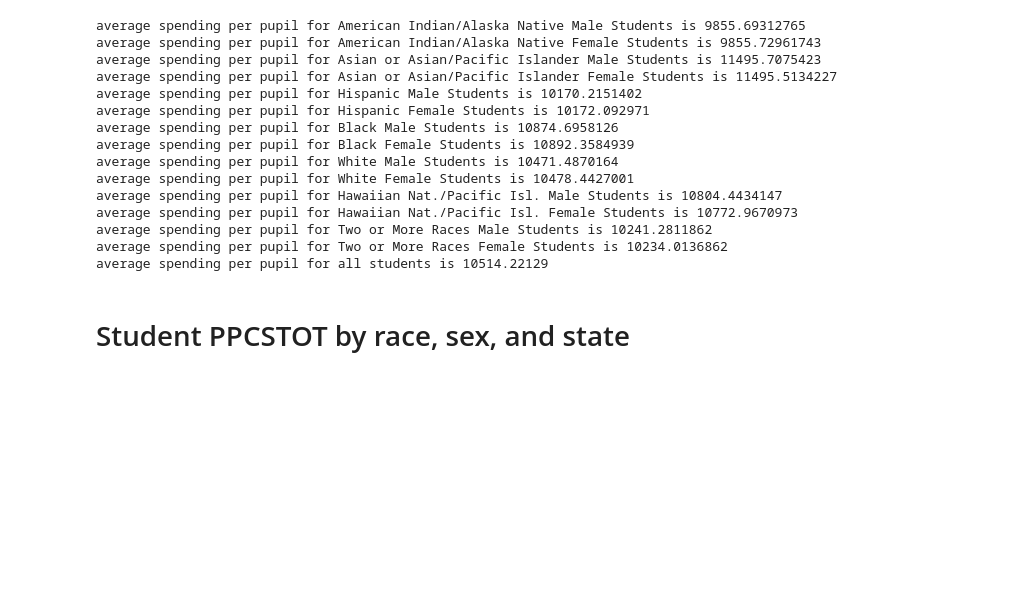
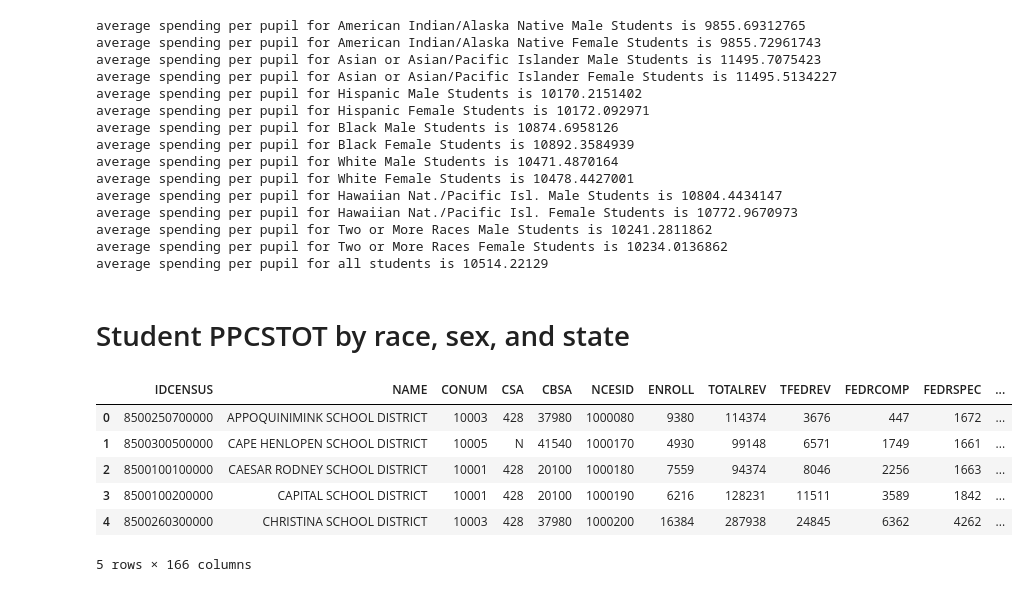
Before and after one commit to andrewjtimmons/schoolDistrictMoney, a Jupyter notebook: first_pass.ipynb, the cells around one changed output. Cells and saved outputs as stored; diff of their text form; code cells hidden in the pictures; blank space fills up the shorter version.

```diff
--- a/first_pass.ipynb
+++ b/first_pass.ipynb
@@ -846,3 +846,13 @@ average spending per pupil for all students is 10514.22129
 # add state to ids
 # run medians and avgs to check if the same
 # if good then check it by state.
+# %%
+money_diversity_df.head()
+# %% [output]
+|  | IDCENSUS | NAME | CONUM | CSA | CBSA | NCESID | ENROLL | TOTALREV | TFEDREV | FEDRCOMP | FEDRSPEC | ... |
+| 0 | 8500250700000 | APPOQUINIMINK SCHOOL DISTRICT | 10003 | 428 | 37980 | 1000080 | 9380 | 114374 | 3676 | 447 | 1672 | ... |
+| 1 | 8500300500000 | CAPE HENLOPEN SCHOOL DISTRICT | 10005 | N | 41540 | 1000170 | 4930 | 99148 | 6571 | 1749 | 1661 | ... |
+| 2 | 8500100100000 | CAESAR RODNEY SCHOOL DISTRICT | 10001 | 428 | 20100 | 1000180 | 7559 | 94374 | 8046 | 2256 | 1663 | ... |
+| 3 | 8500100200000 | CAPITAL SCHOOL DISTRICT | 10001 | 428 | 20100 | 1000190 | 6216 | 128231 | 11511 | 3589 | 1842 | ... |
+| 4 | 8500260300000 | CHRISTINA SCHOOL DISTRICT | 10003 | 428 | 37980 | 1000200 | 16384 | 287938 | 24845 | 6362 | 4262 | ... |
+5 rows × 166 columns
```
Also changed, not shown: parts of 7 cells of this notebook.
